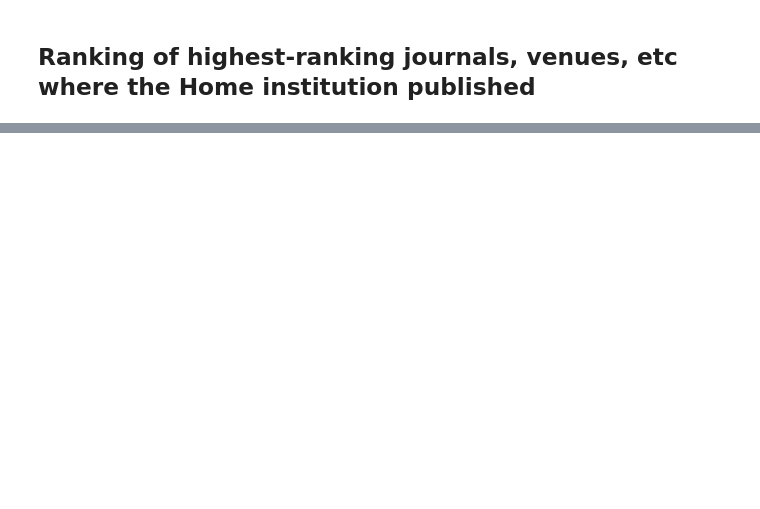
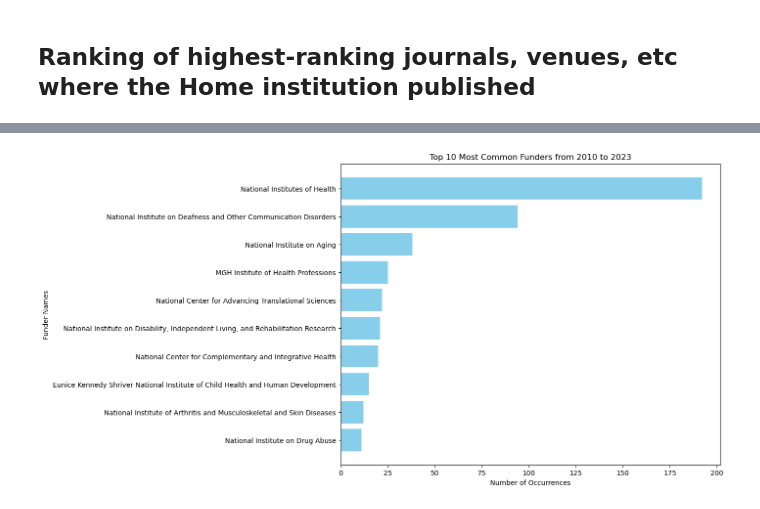
Before and after one commit to boumpteryx/Publication-statistics, a Jupyter notebook: Institution_Statistics.ipynb, the cells around one changed output, grey strips where cells are left out. Drawn from its saved outputs; the diff is of its cells as text; code cells hidden in the pictures; blank space fills up the shorter version.

```diff
--- a/Institution_Statistics.ipynb
+++ b/Institution_Statistics.ipynb
@@ -912,0 +705,29 @@ The title 'Inner speech and executive function in children With developmental la
+# %%
+grant_counts = Counter()
+
+for publication in data:
+    year = publication.get('publication_year')
+    if year and begin <= year <= end:  # Check if the publication year is within the specified range
+        grants = publication.get('grants')
+        if grants:  # Check if there are grants listed in the publication
+            for grant in grants:
+                grant_id = grant.get('funder_display_name')  # Assuming each grant has a funder's display name
+                if grant_id:
+                    grant_counts[grant_id] += 1
+
+# Select the top N most popular grants to plot
+top_n = 10
+most_common_grants = grant_counts.most_common(top_n)
+grant_ids = [grant[0] for grant in most_common_grants]
+counts = [grant[1] for grant in most_common_grants]
+
+# Plotting the results
+plt.figure(figsize=(10, 8))
+plt.barh(grant_ids, counts, color='skyblue')
+plt.xlabel('Number of Occurrences')
+plt.ylabel('Funder Names')
+plt.title(f'Top 10 Most Common Funders from {begin} to {end}')
+plt.gca().invert_yaxis()  # Invert y-axis to have the highest count on top
+plt.show()
+# %% [output]
+[figure, added]
```
Also changed, not shown: parts of 47 cells of this notebook, 1 other file.
